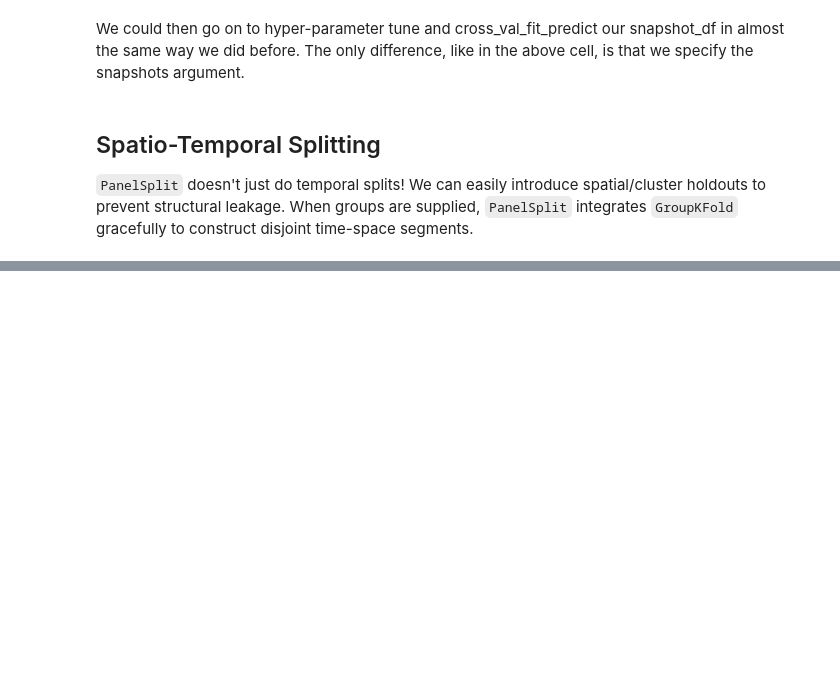
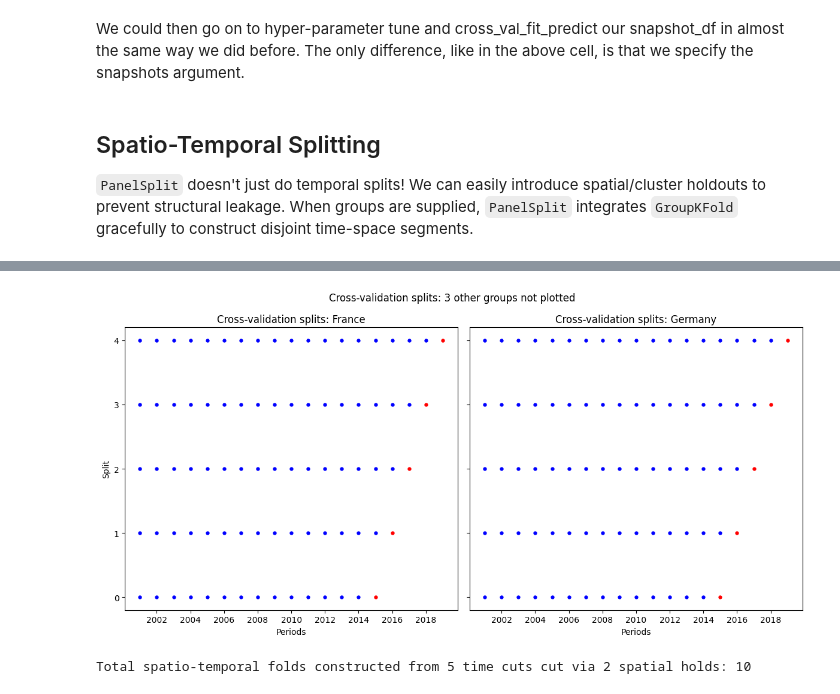
Before and after one commit to 4Freye/panelsplit, a Jupyter notebook: examples/An introduction to PanelSplit.ipynb, the cells around one changed output, grey strips where cells are left out. Drawn from its saved outputs; the diff is of its cells as text; code cells hidden in the pictures; blank space fills up the shorter version.

Commit message:
feat: implement PanelSplit class for spatio-temporal cross-validation and add supporting utilities and documentation, especially group plotting

```diff
--- a/examples/An introduction to PanelSplit.ipynb
+++ b/examples/An introduction to PanelSplit.ipynb
@@ -242,17 +258,22 @@ We could then go on to hyper-parameter tune and cross_val_fit_predict our snapsh
 # %%
-# Generate arbitrary spatial cuts
-# For illustrative purposes, imagine we want to restrict cross-validation across our fictitious countries
+from sklearn.model_selection import GroupKFold
+
+# For illustrative purposes, imagine we want to restrict cross-validation across our countries
 panel_split_spatiotemporal = PanelSplit(
-    periods=panel_data.year,
-    n_splits=2,
-    groups=panel_data.country_id,
-    n_group_splits=2
+    periods=pd.to_datetime(df.date, format="%Y"),
+    n_splits=5,
+    groups=df.country,
+    group_splitter=GroupKFold(n_splits=2),
 )
 
 splits = panel_split_spatiotemporal.split()
 
-print(f"Total spatio-temporal folds constructed from 2 time cuts cut via 2 spatial holds: {len(splits)}")
+# We can beautifully visualize how the temporal cuts overlay mathematically onto the spatial shards
+plot_splits(panel_split_spatiotemporal)
 
-# We can beautifully visualize how the temporal cuts overlay mathematically onto the spatial shards
-from panelsplit.plot import plot_splits
-plot_splits(panel_split_spatiotemporal)
+print(
+    f"Total spatio-temporal folds constructed from 5 time cuts cut via 2 spatial holds: {len(splits)}."
+)
+# %% [output]
+[figure, added]
+Total spatio-temporal folds constructed from 5 time cuts cut via 2 spatial holds: 10
```
Also changed, not shown: parts of 5 cells of this notebook, 4 other files.
